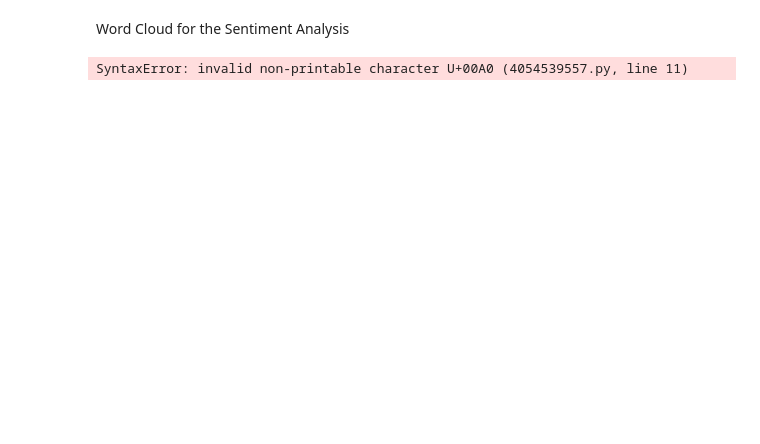
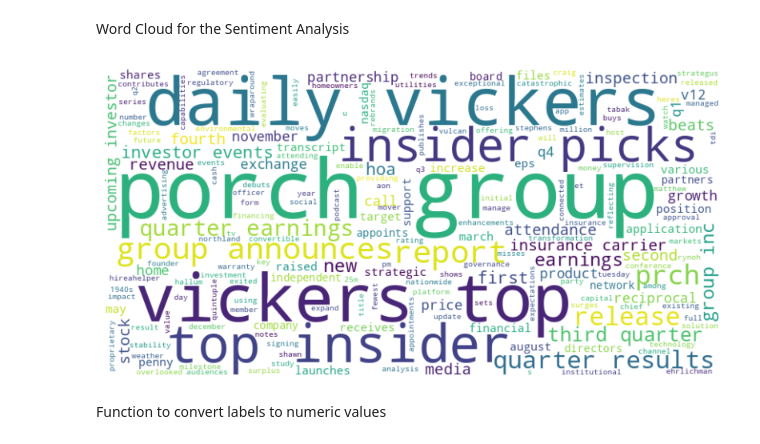
Before and after one commit to Mojoryson/Notebooks, a Jupyter notebook: Stock_Sentiment_Analysis/stock_sentiment.ipynb, the cells around one changed output. Drawn from its saved outputs; the diff is of its cells as text; code cells hidden in the pictures; blank space fills up the shorter version.

```diff
--- a/Stock_Sentiment_Analysis/stock_sentiment.ipynb
+++ b/Stock_Sentiment_Analysis/stock_sentiment.ipynb
@@ -193,12 +195,15 @@ Word Cloud for the Sentiment Analysis
 # %%
 # Combine all the titles into a single string
 text = " ".join(news_df['Title'].tolist())
 
 # Create the word cloud
 wordcloud = WordCloud(width=800, height=400, background_color='white').generate(text)
 
 plt.figure(figsize=(10, 5))
 plt.imshow(wordcloud, interpolation='bilinear')
-plt.axis("off") 1
+plt.axis('off')
+plt.show()
 # %% [output]
-SyntaxError: invalid non-printable character U+00A0 (4054539557.py, line 11)
+[figure, added]
+# %% [markdown]
+Function to convert labels to numeric values
```
Also changed, not shown: parts of 17 cells of this notebook.
